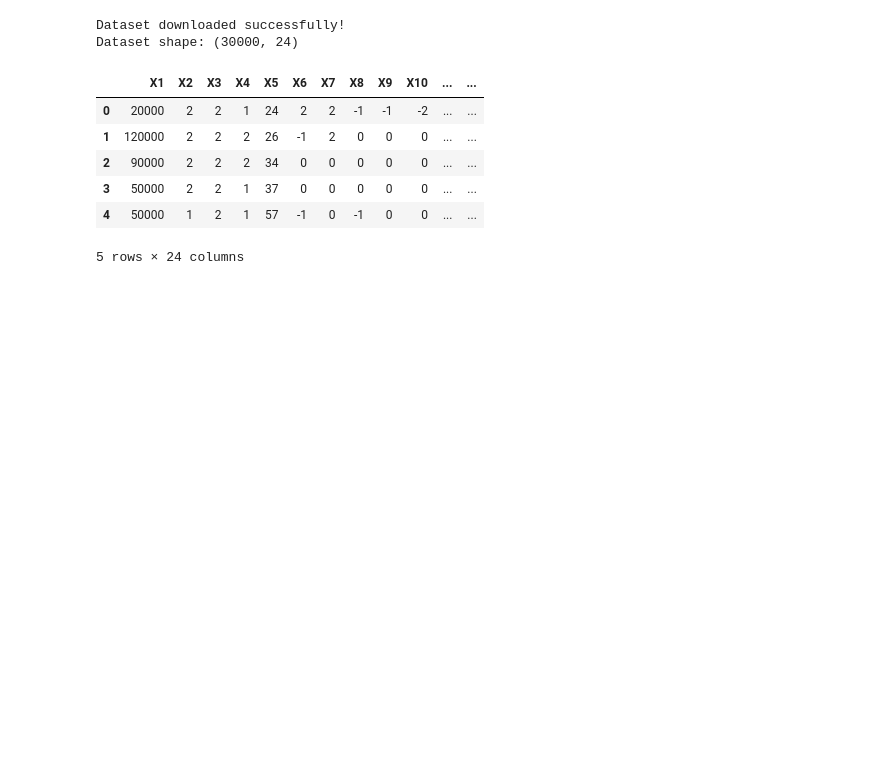
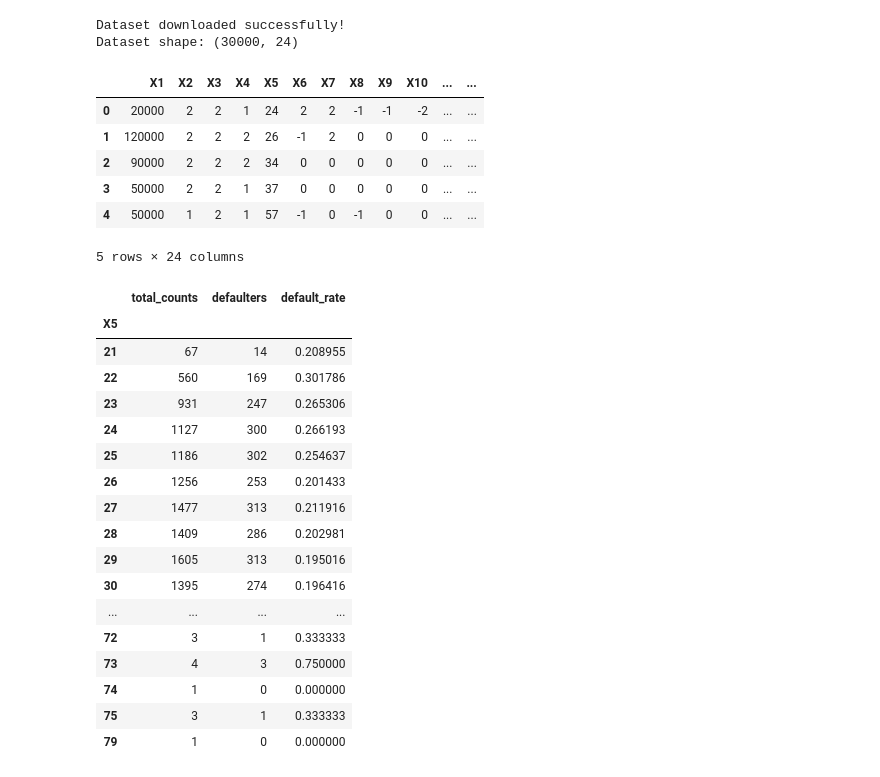
Before and after one commit to NishantLaata/Credit_risk_analysis, a Jupyter notebook: 01_data_exploration.ipynb, the cells around one changed output. Drawn from its saved outputs; the diff is of its cells as text; code cells hidden in the pictures; blank space fills up the shorter version.

```diff
--- a/01_data_exploration.ipynb
+++ b/01_data_exploration.ipynb
@@ -56,0 +57,21 @@ Dataset shape: (30000, 24)
+# %%
+age_defaulters
+# %% [output]
+|  | total_counts | defaulters | default_rate |
+| X5 |  |  |  |
+| 21 | 67 | 14 | 0.208955 |
+| 22 | 560 | 169 | 0.301786 |
+| 23 | 931 | 247 | 0.265306 |
+| 24 | 1127 | 300 | 0.266193 |
+| 25 | 1186 | 302 | 0.254637 |
+| 26 | 1256 | 253 | 0.201433 |
+| 27 | 1477 | 313 | 0.211916 |
+| 28 | 1409 | 286 | 0.202981 |
+| 29 | 1605 | 313 | 0.195016 |
+| 30 | 1395 | 274 | 0.196416 |
+| ... | ... | ... | ... |
+| 72 | 3 | 1 | 0.333333 |
+| 73 | 4 | 3 | 0.750000 |
+| 74 | 1 | 0 | 0.000000 |
+| 75 | 3 | 1 | 0.333333 |
+| 79 | 1 | 0 | 0.000000 |
```
Also changed, not shown: parts of 3 cells of this notebook.
